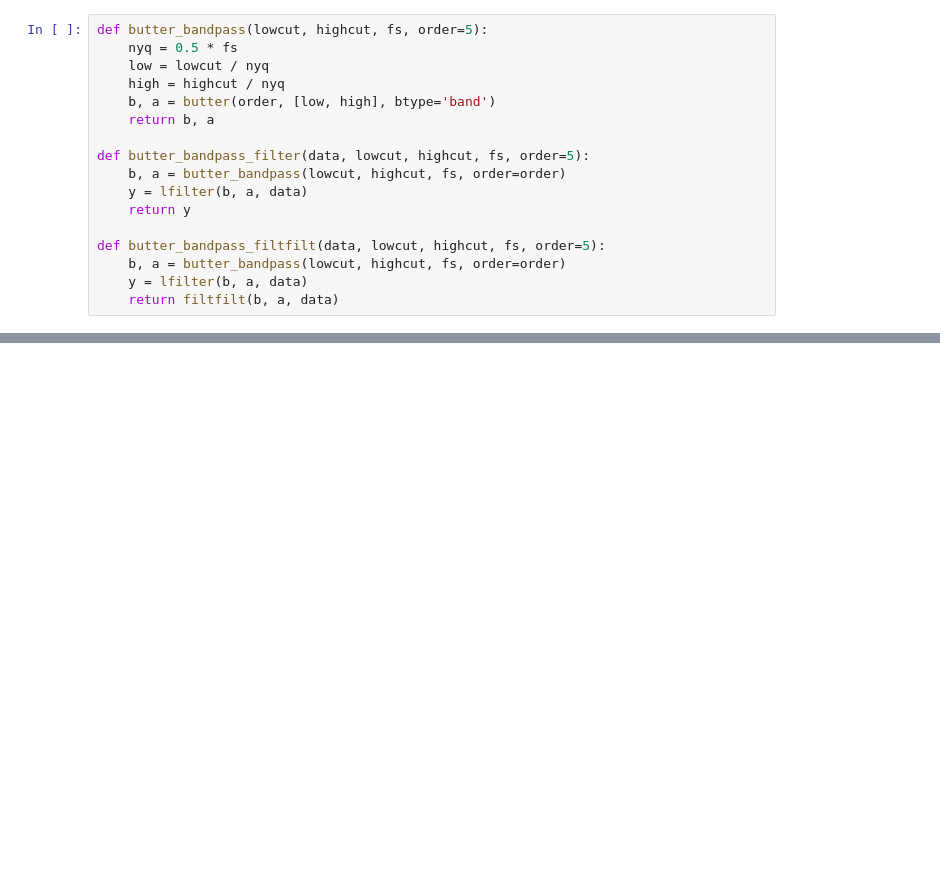
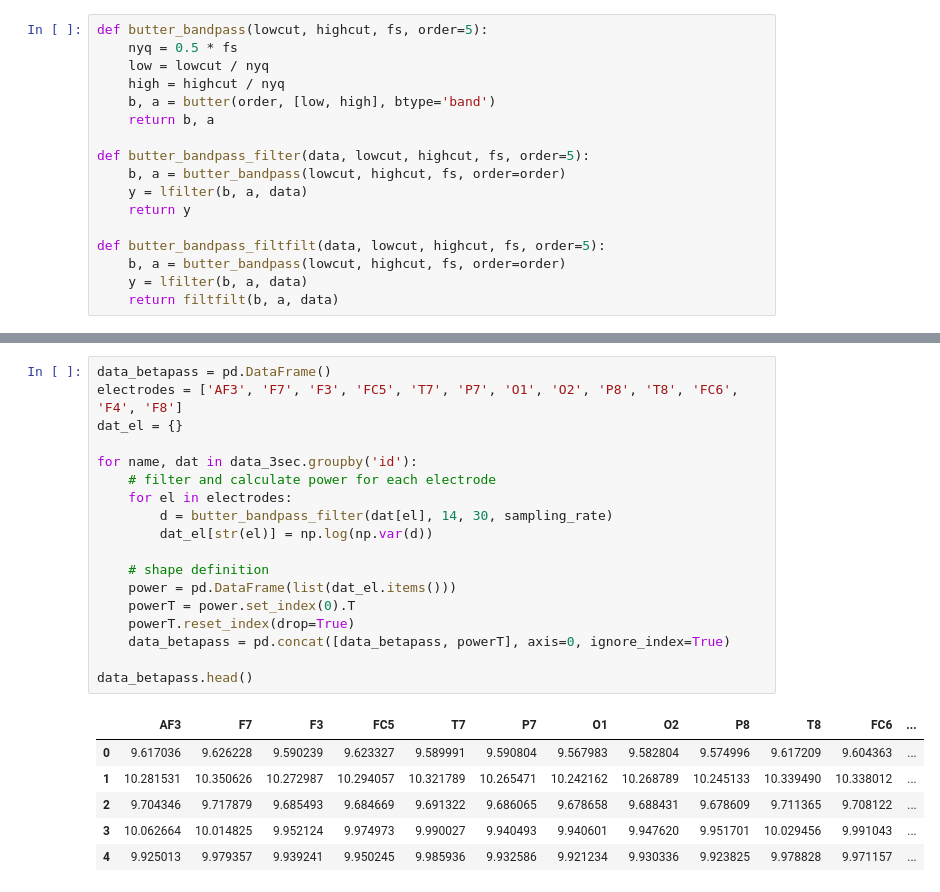
Before and after one commit to alTeska/BCI-Brane, a Jupyter notebook: notebooks/feature_analysis.ipynb, the cells around one changed output, grey strips where cells are left out. Drawn from its saved outputs; the diff is of its cells as text; blank space fills up the shorter version.

```diff
--- a/notebooks/feature_analysis.ipynb
+++ b/notebooks/feature_analysis.ipynb
@@ -125,0 +155,25 @@ TypeError: 'numpy.float64' object does not support item assignment
+# %%
+data_betapass = pd.DataFrame()
+electrodes = ['AF3', 'F7', 'F3', 'FC5', 'T7', 'P7', 'O1', 'O2', 'P8', 'T8', 'FC6', 'F4', 'F8']
+dat_el = {}
+
+for name, dat in data_3sec.groupby('id'):
+    # filter and calculate power for each electrode
+    for el in electrodes:
+        d = butter_bandpass_filter(dat[el], 14, 30, sampling_rate)
+        dat_el[str(el)] = np.log(np.var(d))
+
+    # shape definition
+    power = pd.DataFrame(list(dat_el.items()))
+    powerT = power.set_index(0).T
+    powerT.reset_index(drop=True)
+    data_betapass = pd.concat([data_betapass, powerT], axis=0, ignore_index=True)
+
+data_betapass.head()
+# %% [output]
+|  | AF3 | F7 | F3 | FC5 | T7 | P7 | O1 | O2 | P8 | T8 | FC6 | ... |
+| 0 | 9.617036 | 9.626228 | 9.590239 | 9.623327 | 9.589991 | 9.590804 | 9.567983 | 9.582804 | 9.574996 | 9.617209 | 9.604363 | ... |
+| 1 | 10.281531 | 10.350626 | 10.272987 | 10.294057 | 10.321789 | 10.265471 | 10.242162 | 10.268789 | 10.245133 | 10.339490 | 10.338012 | ... |
+| 2 | 9.704346 | 9.717879 | 9.685493 | 9.684669 | 9.691322 | 9.686065 | 9.678658 | 9.688431 | 9.678609 | 9.711365 | 9.708122 | ... |
+| 3 | 10.062664 | 10.014825 | 9.952124 | 9.974973 | 9.990027 | 9.940493 | 9.940601 | 9.947620 | 9.951701 | 10.029456 | 9.991043 | ... |
+| 4 | 9.925013 | 9.979357 | 9.939241 | 9.950245 | 9.985936 | 9.932586 | 9.921234 | 9.930336 | 9.923825 | 9.978828 | 9.971157 | ... |
```
Also changed, not shown: parts of 10 cells of this notebook.
